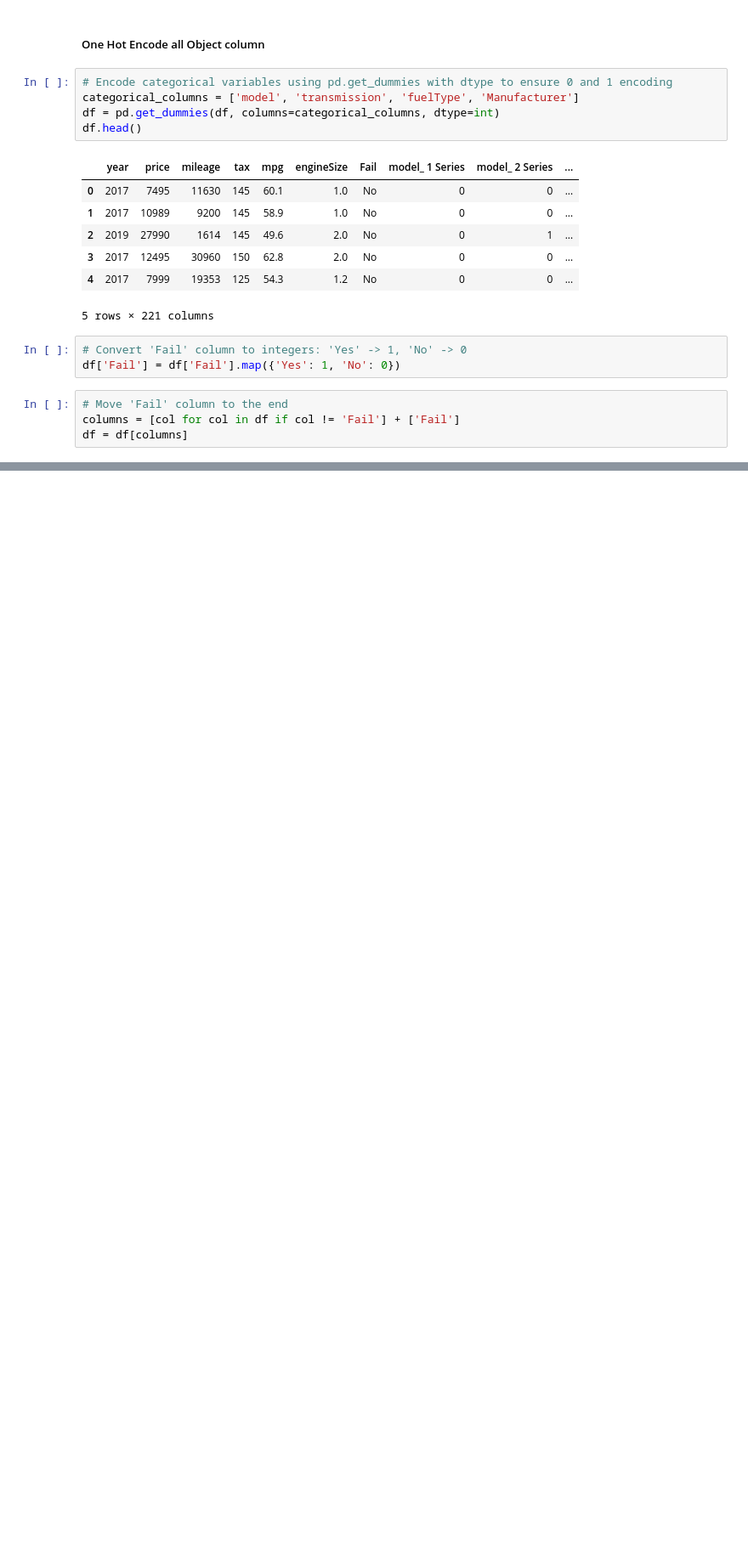
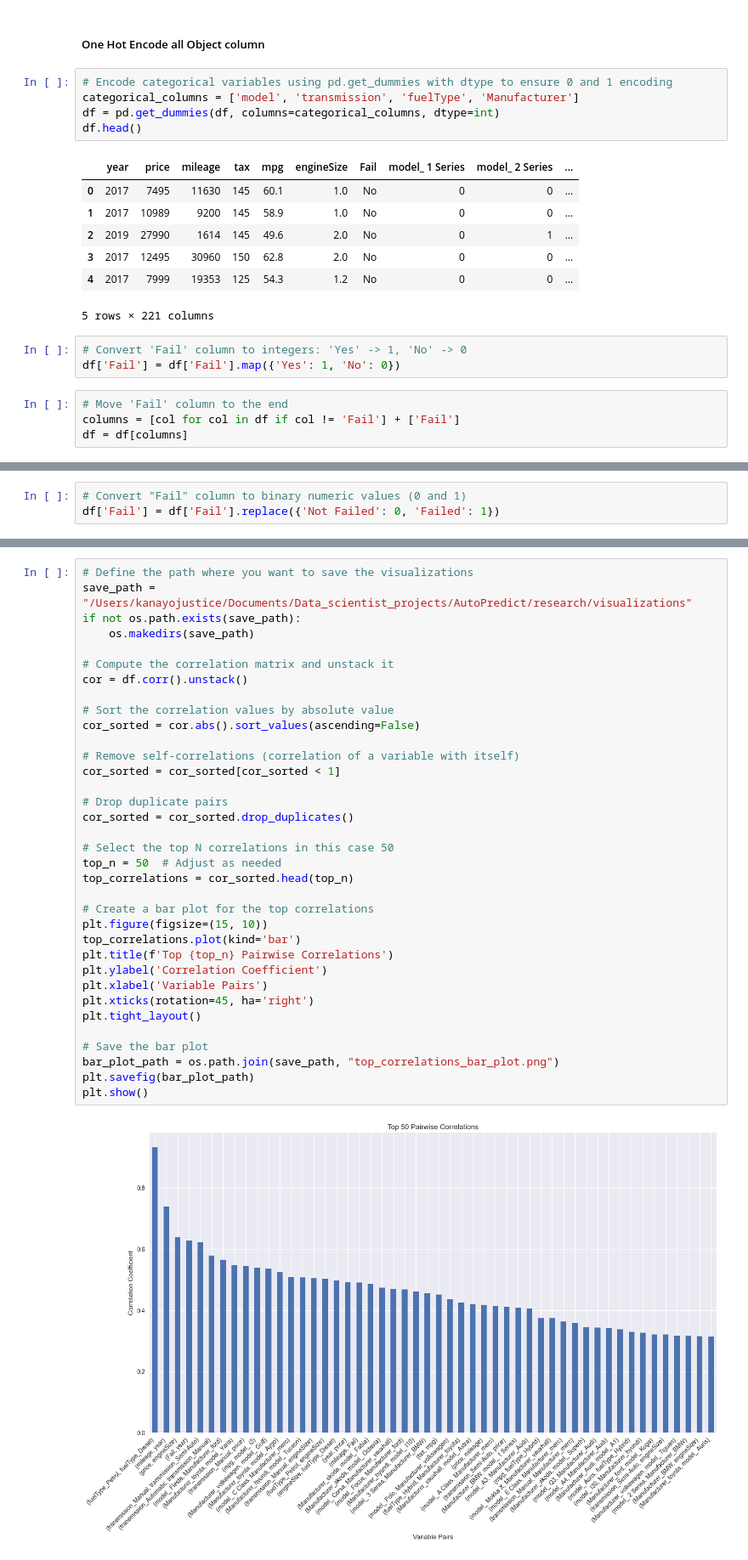
Before and after one commit to thekendev/AutoPredict, a Jupyter notebook: research/EDA_notebook.ipynb, the cells around one changed output, grey strips where cells are left out. Shown at 85% size. Saved outputs shown, nothing was run; the diff lists cells and outputs as text; blank space fills up the shorter version.

```diff
--- a/research/EDA_notebook.ipynb
+++ b/research/EDA_notebook.ipynb
@@ -257,0 +463,3 @@ Index(['year', 'price', 'mileage', 'tax', 'mpg', 'engineSize', 'Fail',
+# %%
+# Convert "Fail" column to binary numeric values (0 and 1)
+df['Fail'] = df['Fail'].replace({'Not Failed': 0, 'Failed': 1})
@@ -257,0 +484,37 @@ Index(['year', 'price', 'mileage', 'tax', 'mpg', 'engineSize', 'Fail',
+# %%
+# Define the path where you want to save the visualizations
+save_path = "/Users/kanayojustice/Documents/Data_scientist_projects/AutoPredict/research/visualizations"
+if not os.path.exists(save_path):
+    os.makedirs(save_path)
+
+# Compute the correlation matrix and unstack it
+cor = df.corr().unstack()
+
+# Sort the correlation values by absolute value
+cor_sorted = cor.abs().sort_values(ascending=False)
+
+# Remove self-correlations (correlation of a variable with itself)
+cor_sorted = cor_sorted[cor_sorted < 1]
+
+# Drop duplicate pairs
+cor_sorted = cor_sorted.drop_duplicates()
+
+# Select the top N correlations in this case 50
+top_n = 50  # Adjust as needed
+top_correlations = cor_sorted.head(top_n)
+
+# Create a bar plot for the top correlations
+plt.figure(figsize=(15, 10))
+top_correlations.plot(kind='bar')
+plt.title(f'Top {top_n} Pairwise Correlations')
+plt.ylabel('Correlation Coefficient')
+plt.xlabel('Variable Pairs')
+plt.xticks(rotation=45, ha='right')
+plt.tight_layout()
+
+# Save the bar plot
+bar_plot_path = os.path.join(save_path, "top_correlations_bar_plot.png")
+plt.savefig(bar_plot_path)
+plt.show()
+# %% [output]
+[figure, added]
```
Also changed, not shown: parts of 27 cells of this notebook, 16 other files.
